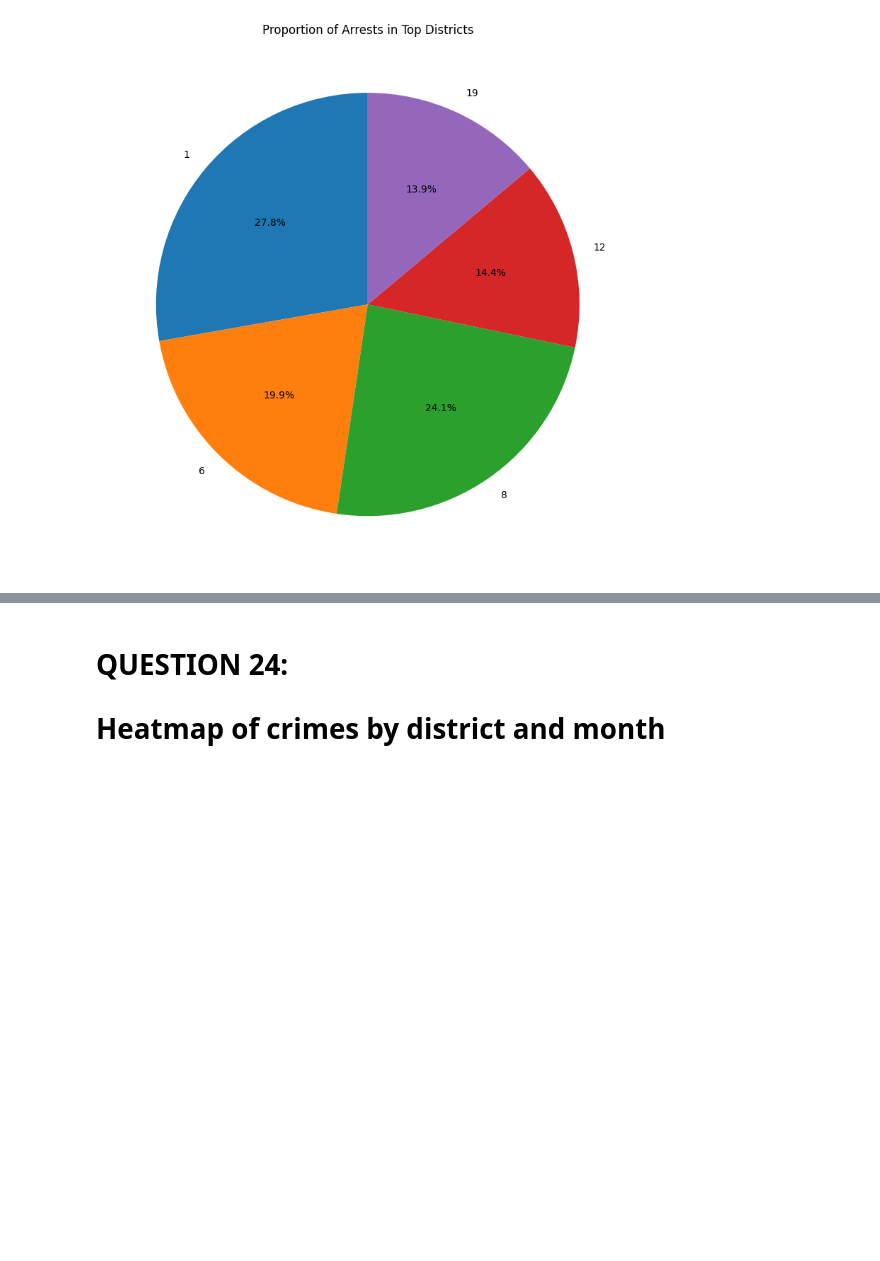
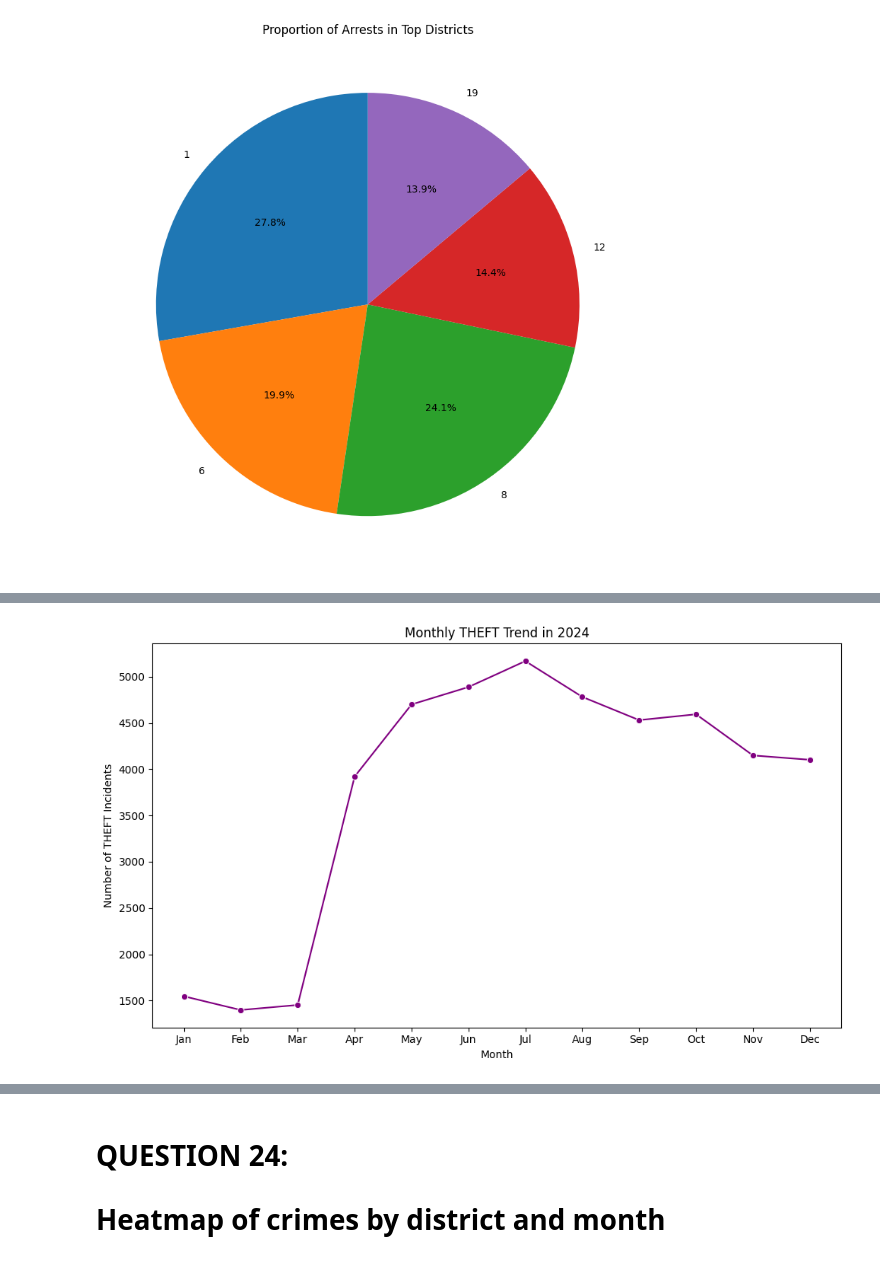
Before and after one commit to Eijjj/ELEC303-MECANTINA, a Jupyter notebook: ELECTIVE303 - MECANTINA/Midterm_Exam.ipynb, the cells around one changed output, grey strips where cells are left out. Saved outputs shown, nothing was run; the diff lists cells and outputs as text; code cells hidden in the pictures; blank space fills up the shorter version.

```diff
--- a/ELECTIVE303 - MECANTINA/Midterm_Exam.ipynb
+++ b/ELECTIVE303 - MECANTINA/Midterm_Exam.ipynb
@@ -500,0 +510,15 @@ plt.show()
+# %%
+theft = crimes[crimes['Primary Type'] == 'THEFT']
+crimes_theft = theft[theft['Year'] == 2024]
+monthly_theft = crimes_theft['Month'].value_counts().sort_index()
+
+plt.figure(figsize=(10, 6))
+sns.lineplot(x=monthly_theft.index, y=monthly_theft.values, marker='o', color='purple')
+plt.title('Monthly THEFT Trend in 2024')
+plt.xlabel('Month')
+plt.ylabel('Number of THEFT Incidents')
+plt.xticks(range(1, 13), ['Jan','Feb','Mar','Apr','May','Jun','Jul','Aug','Sep','Oct','Nov','Dec'])
+plt.tight_layout()
+plt.show()
+# %% [output]
+[figure, added]
```
Also changed, not shown: parts of 48 cells of this notebook.
